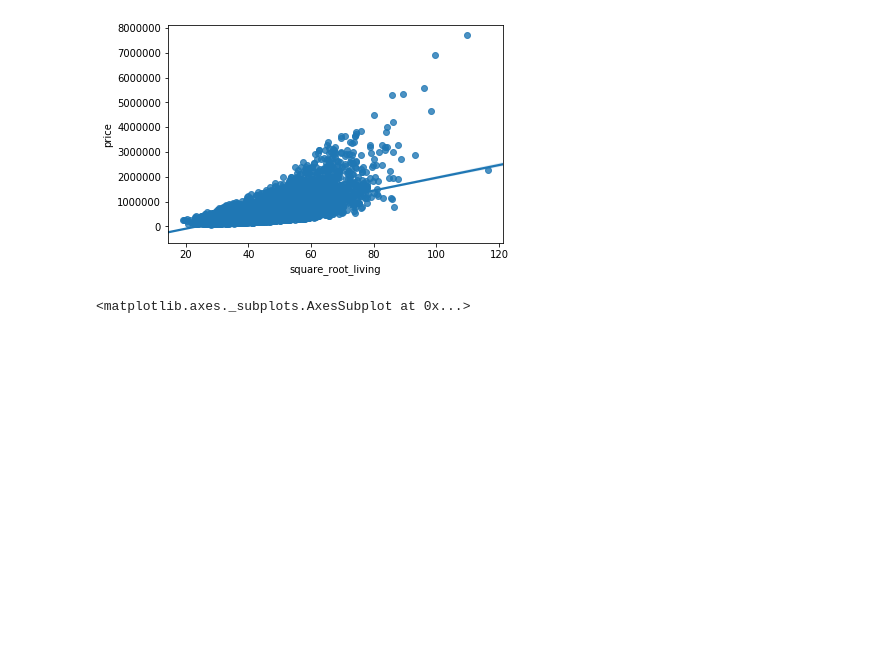
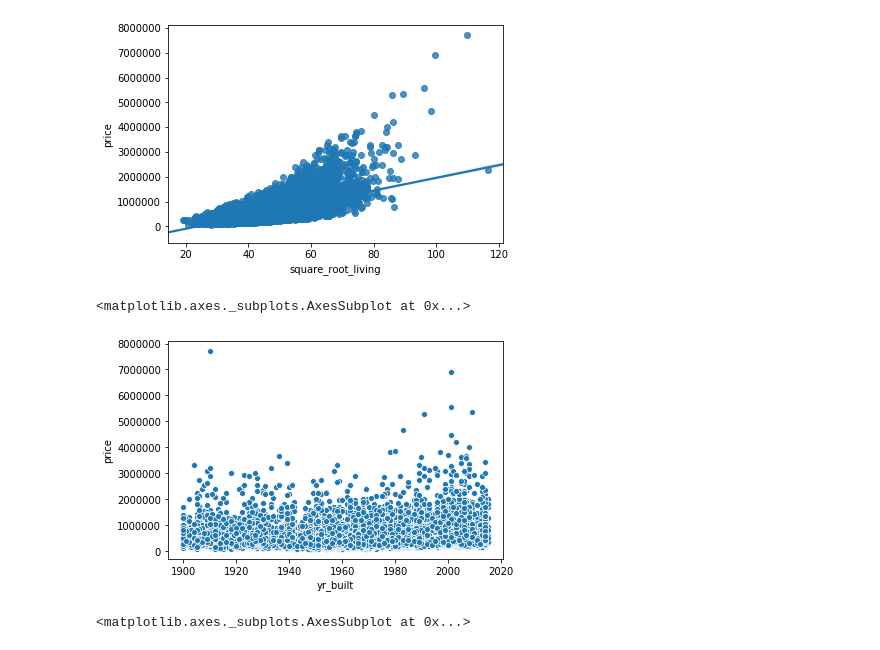
Before and after one commit to learn-co-students/linear-regression-coef-lab-london-ds, a Jupyter notebook: Reg Lab.ipynb, the cells around one changed output. Drawn from its saved outputs; the diff is of its cells as text; code cells hidden in the pictures; blank space fills up the shorter version.

```diff
--- a/Reg Lab.ipynb
+++ b/Reg Lab.ipynb
@@ -425,6 +427,11 @@ sns.regplot(df['square_root_living'], df['price'])
 # %% [output]
 <matplotlib.axes._subplots.AxesSubplot at 0x...>
 [figure]
+# %%
+sns.scatterplot(df['yr_built'], df['price'])
+# %% [output]
+<matplotlib.axes._subplots.AxesSubplot at 0x...>
+[figure, added]
 # %%
 sns.scatterplot(temp_build_3['year'], temp_build_3['price'])
 # %% [output]
```
Also changed, not shown: parts of 11 cells of this notebook.
